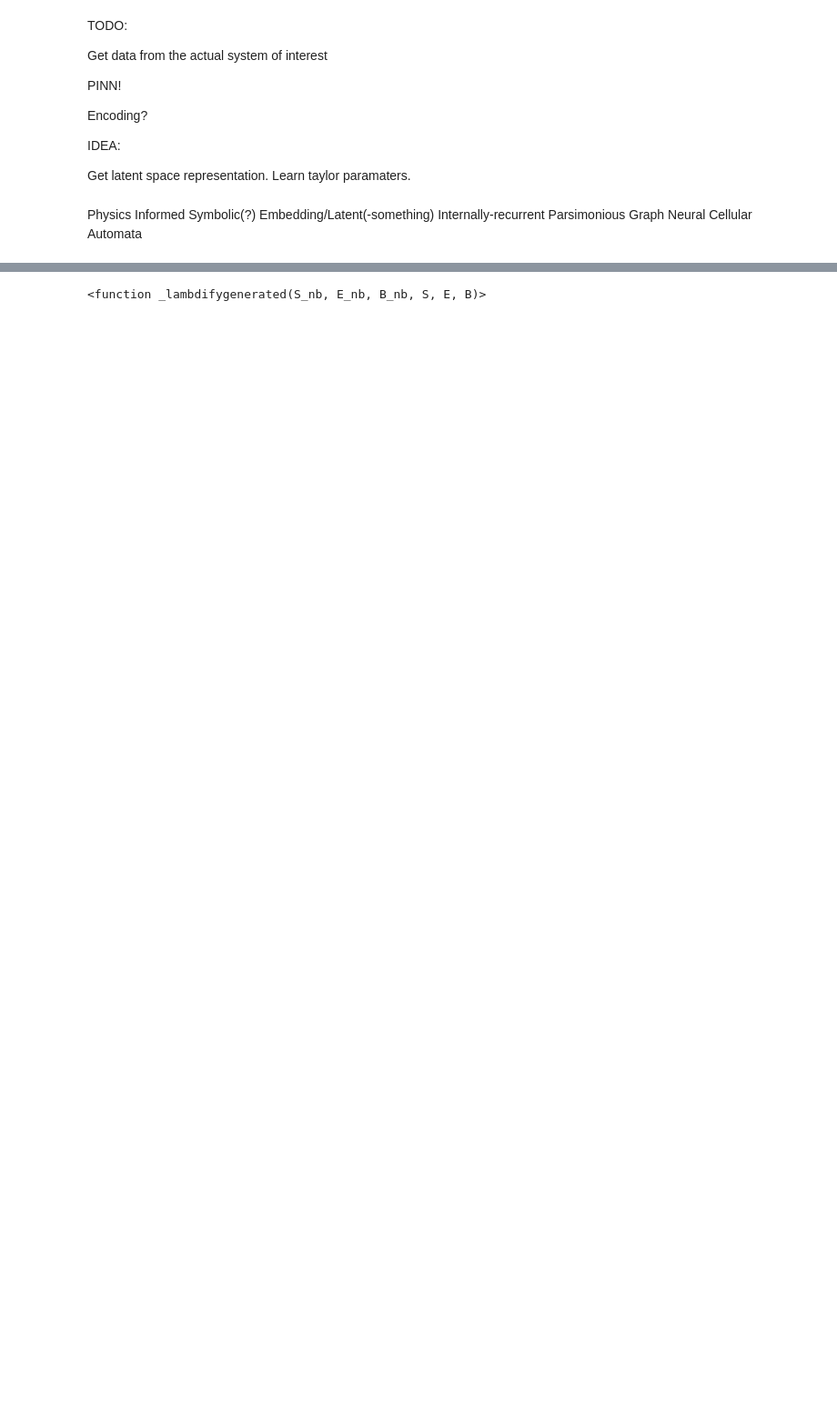
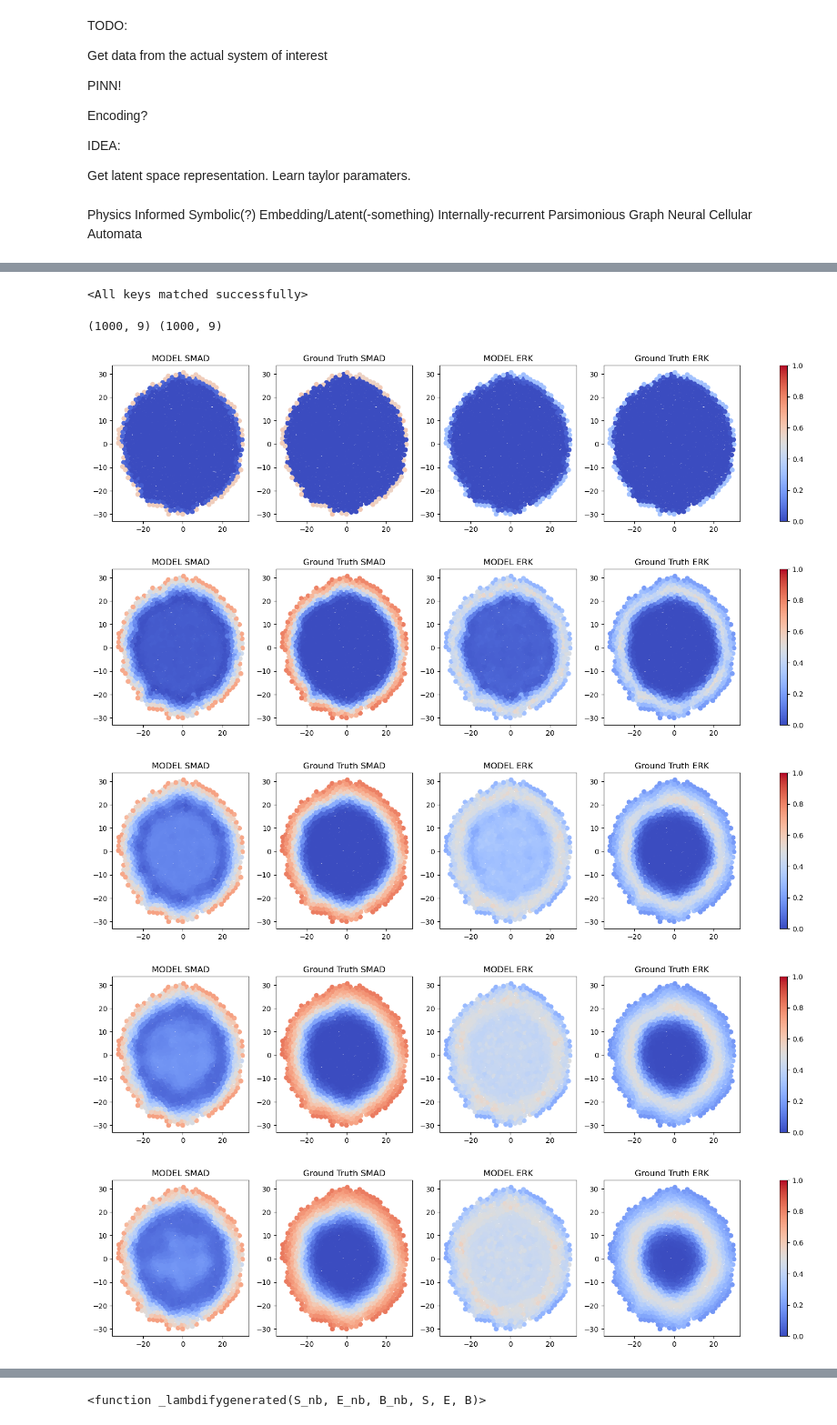
Before and after one commit to JakobSchauser/PhD, a Jupyter notebook: code/NCAs/NCA_message_passing.ipynb, the cells around one changed output, grey strips where cells are left out. Shown at 91% size. Drawn from its saved outputs; the diff is of its cells as text; code cells hidden in the pictures; blank space fills up the shorter version.

```diff
--- a/code/NCAs/NCA_message_passing.ipynb
+++ b/code/NCAs/NCA_message_passing.ipynb
@@ -69,12 +94,3 @@ IDEA:
 Get latent space representation. Learn taylor paramaters.
 # %% [markdown]
 Physics Informed Symbolic(?) Embedding/Latent(-something) Internally-recurrent Parsimonious Graph Neural Cellular Automata
-# %%
-
-model = CustomGNN(3, [4,4], 2)
-
-env = Environment(data, positions)
-
-env.set_model(model)
-
-env.train(5000)
@@ -209,3 +133,70 @@ for w in weights:
+# %%
+# save model
+
+# load model
+model = CustomGNN(3, [8], 2, aggregation="mean", biases = True)
+model.load_state_dict(torch.load("models/model3.pth"))
+# %% [output]
+<All keys matched successfully>
+# %%
+model.eval()
+
+
+ii = np.random.randint(0, len(env.ys))
+
+poss = env.positions[ii]
+actposs = poss.copy()
+y_val = env.ys[ii]
+
+# mask = np.abs(poss[:,0]) > 1.2
+# poss = poss[mask]
+
+
+
+edges, edge_weights, border = env.get_edges(poss)
+
+X = torch.zeros((poss.shape[0],2), dtype=torch.float32)
+# X = y_val[100]
+for i in range(int(1000/stepsize)):
+    out = env.call_own_model(X, edges, edge_weights, border)
+
+    out = out.detach().numpy()
+    if (i-1) % (int(1000/stepsize/5)) == 0:
+        fig, axs = plt.subplots(1, 4, figsize=(20, 4))
+        gt = y_val[(i+1)*stepsize][:]
+
+        # vmin = np.min([np.min(gt), np.min(out[:,smad_erk])])
+        # vmax = np.max([np.min(gt), np.min(out[:,smad_erk])])
+        vmin = 0.
+        vmax = 1.
+
+
+        axs[0].scatter(poss[:,0], poss[:,1], c=out[:,0], cmap='coolwarm', vmin=vmin, vmax=vmax)
+        axs[0].set_title('MODEL SMAD')
+        axs[1].scatter(actposs[:,0], actposs[:,1], c=gt[:,0], cmap='coolwarm', vmin=vmin, vmax=vmax)
+        axs[1].set_title('Ground Truth SMAD')
+
+        axs[2].scatter(poss[:,0], poss[:,1], c=out[:,1], cmap='coolwarm', vmin=vmin, vmax=vmax)
+        axs[2].set_title('MODEL ERK')
+        axs[3].scatter(actposs[:,0], actposs[:,1], c=gt[:,1], cmap='coolwarm', vmin=vmin, vmax=vmax)
+        axs[3].set_title('Ground Truth ERK')
+
+        #colorbar
+        sm = plt.cm.ScalarMappable(cmap='coolwarm', norm=plt.Normalize(vmin=vmin, vmax=vmax))
+        sm._A = []
+        fig.colorbar(sm, ax=axs, orientation='vertical')
+        plt.show()
+
+
+
+    X = torch.tensor(out, dtype=torch.float32).squeeze(1)
+# %% [output]
+(1000, 9) (1000, 9)
+[figure, added]
+[figure, added]
+[figure, added]
+[figure, added]
+[figure, added]
 # %%
 import networkx as nx
 
```
Also changed, not shown: parts of 14 cells of this notebook, 11 other files.
